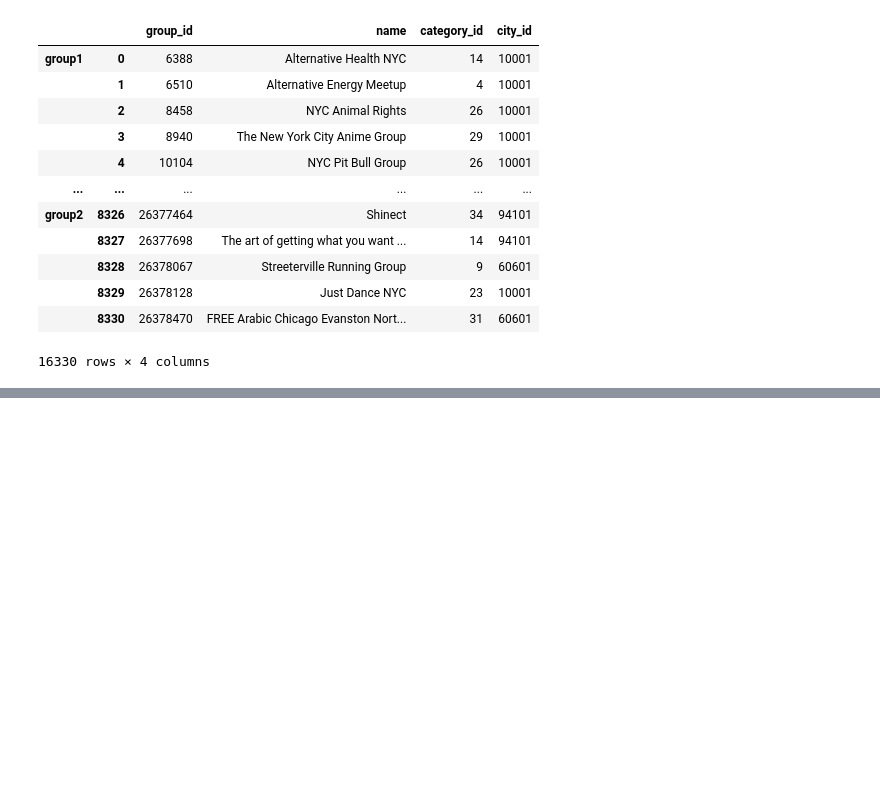
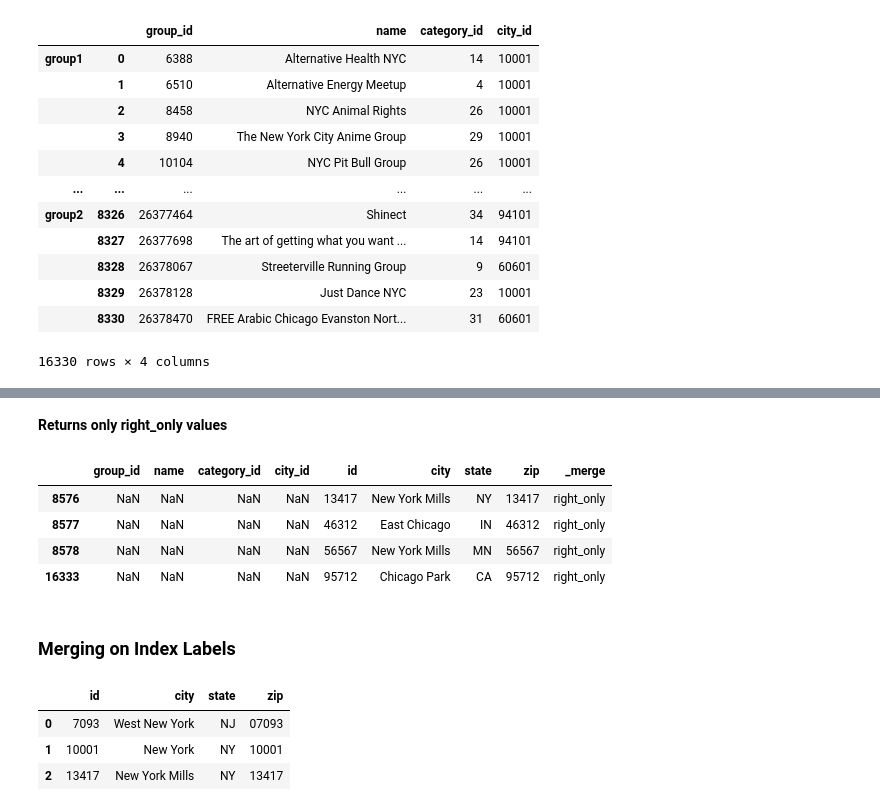
Before and after one commit to Kobzarko/PANDAS-IN-ACTION, a Jupyter notebook: Chapter 10 Merge Join Concat/main_10.ipynb, the cells around one changed output, grey strips where cells are left out. Cells and saved outputs as stored; diff of their text form; code cells hidden in the pictures; blank space fills up the shorter version.

```diff
--- a/Chapter 10 Merge Join Concat/main_10.ipynb
+++ b/Chapter 10 Merge Join Concat/main_10.ipynb
@@ -100,0 +267,27 @@ pd.concat([groups1_df, groups2_df],keys=['group1','group2'])
+# %% [markdown]
+**Returns only right_only values**
+# %%
+outer_join = groups.merge(
+cities_df,
+how = "outer",
+left_on = "city_id",
+right_on = "id",
+indicator = True
+)
+in_right_only = outer_join["_merge"] == "right_only"
+outer_join[in_right_only].head()
+# %% [output]
+|  | group_id | name | category_id | city_id | id | city | state | zip | _merge |
+| 8576 | NaN | NaN | NaN | NaN | 13417 | New York Mills | NY | 13417 | right_only |
+| 8577 | NaN | NaN | NaN | NaN | 46312 | East Chicago | IN | 46312 | right_only |
+| 8578 | NaN | NaN | NaN | NaN | 56567 | New York Mills | MN | 56567 | right_only |
+| 16333 | NaN | NaN | NaN | NaN | 95712 | Chicago Park | CA | 95712 | right_only |
+# %% [markdown]
+### Merging on Index Labels
+# %%
+cities_df.head(3)
+# %% [output]
+|  | id | city | state | zip |
+| 0 | 7093 | West New York | NJ | 07093 |
+| 1 | 10001 | New York | NY | 10001 |
+| 2 | 13417 | New York Mills | NY | 13417 |
```
Also changed, not shown: parts of 49 cells of this notebook.
